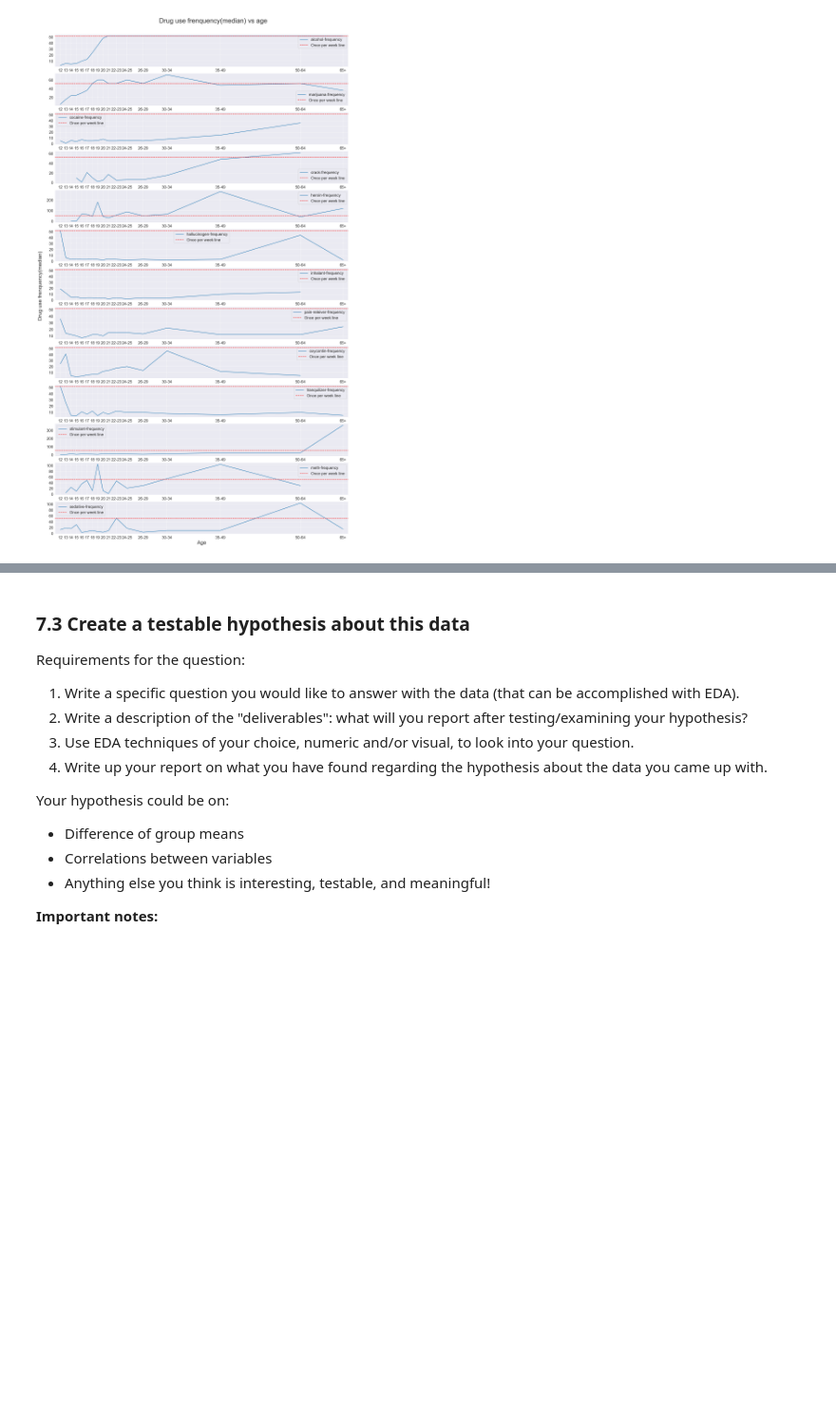
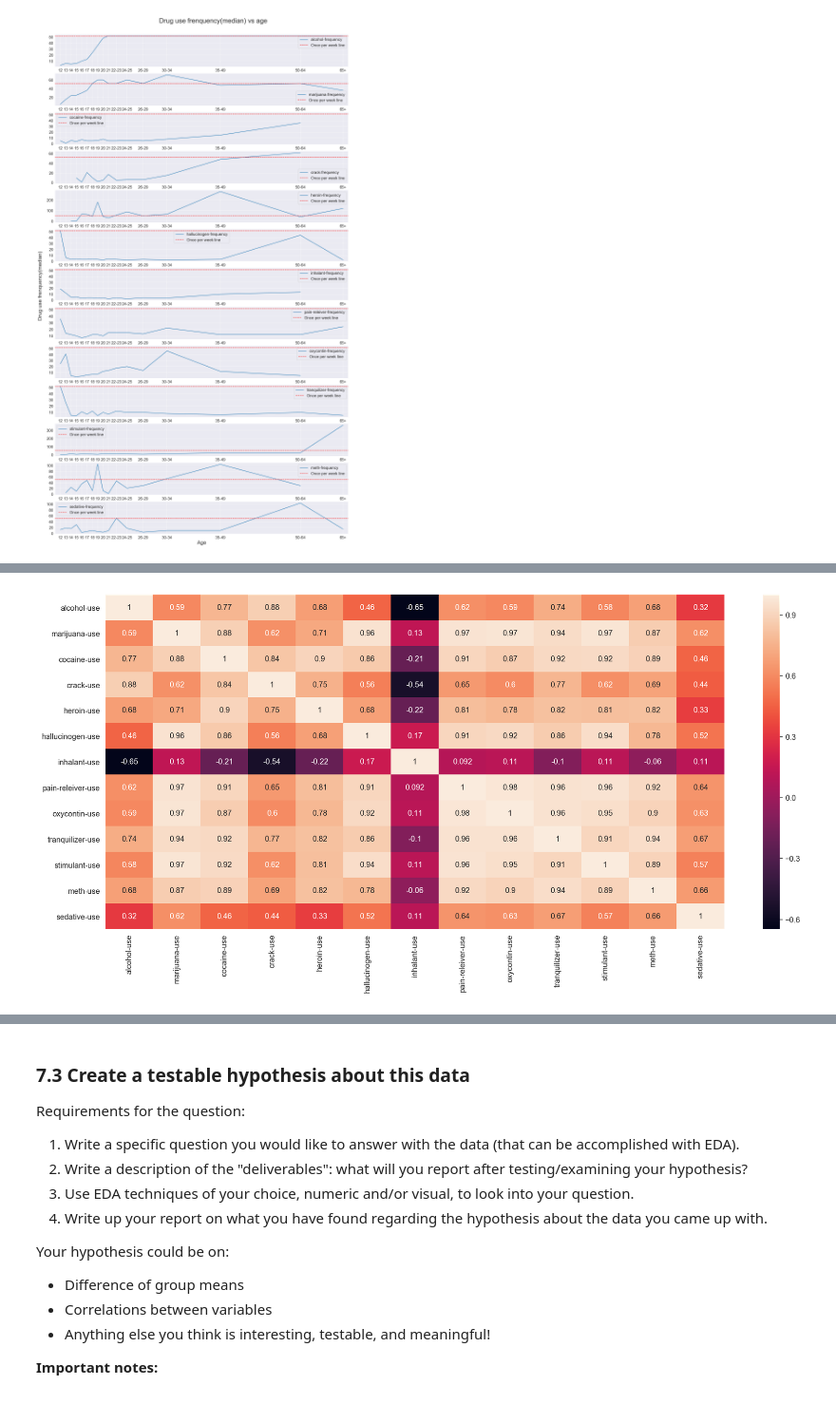
Before and after one commit to Miaowshroom/project2, a Jupyter notebook: project-02-v2-starter-code.ipynb, the cells around one changed output, grey strips where cells are left out. Shown at 95% size. Cells and saved outputs as stored; diff of their text form; code cells hidden in the pictures; blank space fills up the shorter version.

```diff
--- a/project-02-v2-starter-code.ipynb
+++ b/project-02-v2-starter-code.ipynb
@@ -843,0 +852,5 @@ No handles with labels found to put in legend.
+# %%
+corr_heat = sns.heatmap(drug[col_usage].corr(),annot=True)
+plt.gcf().set_size_inches(18,8)
+# %% [output]
+[figure, added]
```
Also changed, not shown: parts of 17 cells of this notebook, 1 other file.
